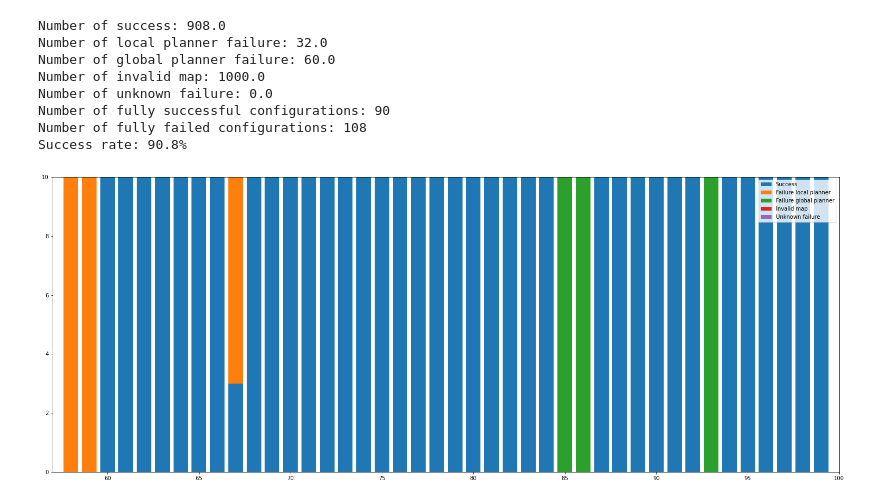
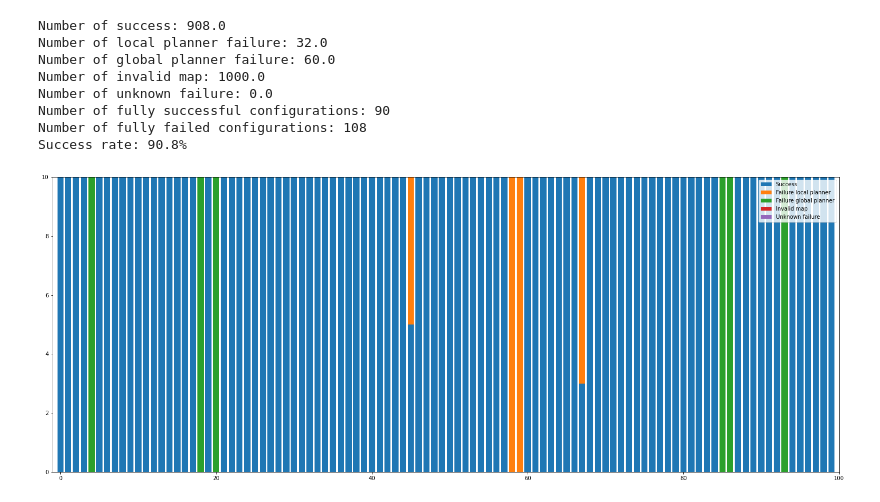
Before and after one commit to rhidra/autopilot, a Jupyter notebook: analysis/traj_evaluate/success_analysis.ipynb, the cells around one changed output. Cells and saved outputs as stored; diff of their text form; code cells hidden in the pictures.

```diff
--- a/analysis/traj_evaluate/success_analysis.ipynb
+++ b/analysis/traj_evaluate/success_analysis.ipynb
@@ -179,15 +179,15 @@ Number of fully successful configurations: 90
 Number of fully failed configurations: 108
 Success rate: 90.8%
 # %%
-a, b = 58, 100
+a, b = 0, 100
 plt.figure(figsize=(26,10))
 plt.bar(np.arange(a, b), success3[a:b], label='Success')
 plt.bar(np.arange(a, b), failureLocal3[a:b], label='Failure local planner', bottom=success3[a:b])
 plt.bar(np.arange(a, b), failureGlobal3[a:b], label='Failure global planner', bottom=success3[a:b]+failureLocal3[a:b])
 plt.bar(np.arange(a, b), failureMap3[a:b], label='Invalid map', bottom=success3[a:b]+failureLocal3[a:b]+failureGlobal3[a:b])
 plt.bar(np.arange(a, b), invalid3[a:b], label='Unknown failure', bottom=success3[a:b]+failureLocal3[a:b]+failureGlobal3[a:b]+failureMap3[a:b])
 plt.legend()
 plt.xlim(a-1, b)
 plt.show()
 # %% [output]
-[figure, old version]
+[figure, new version]
```
